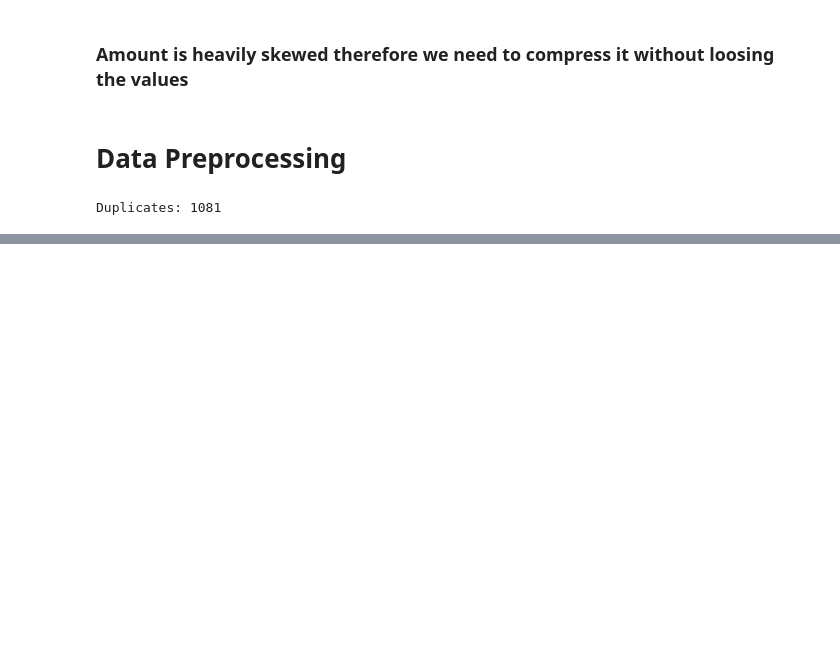
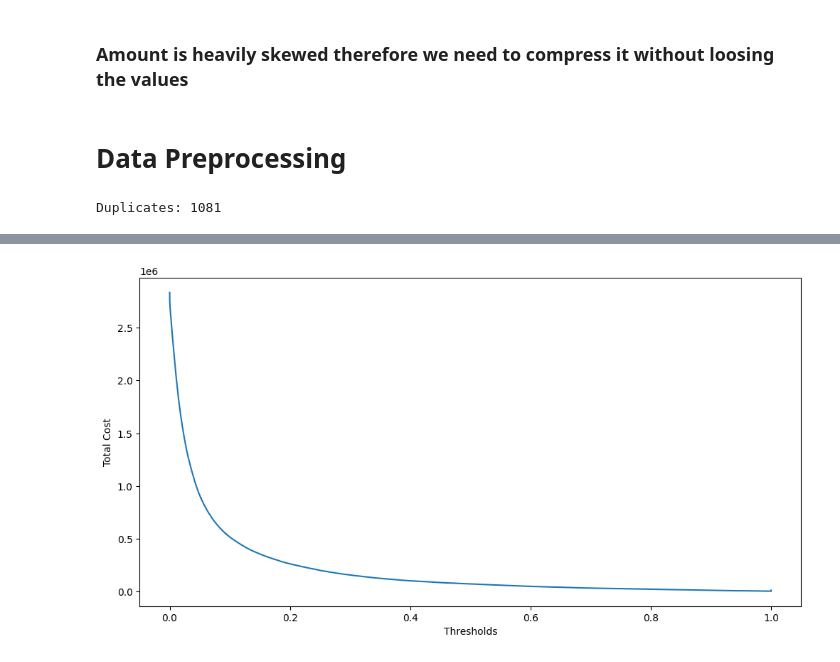
Before and after one commit to Janhvesh-Patil/RiskLens-AI, a Jupyter notebook: backend/TransactionFraudDetector.ipynb, the cells around one changed output, grey strips where cells are left out. Cells and saved outputs as stored; diff of their text form; code cells hidden in the pictures; blank space fills up the shorter version.

```diff
--- a/backend/TransactionFraudDetector.ipynb
+++ b/backend/TransactionFraudDetector.ipynb
@@ -249,0 +352,26 @@ Duplicates: 1081
+# %%
+# For every possible confidence cutoff, work out how much it would cost the
+# merchant in real money — missed fraud (real ₹ lost) + false alarms (₹50 each
+# for review/customer-friction cost). Whichever cutoff gives the lowest total
+# is our best real-world choice, not just whichever looks best on a graph.
+
+total_cost = []
+
+for threshold in thresholds:
+  y_pred = (lr_probability_predictions[:, 1] >= threshold)
+  fn_mask = (y_test == 1) & (y_pred == 0)
+  fp_mask = (y_test == 0) & (y_pred == 1)
+  fn_cost = X_test.loc[fn_mask, 'Amount'].sum()
+  fp_cost = 50 * fp_mask.sum()
+  total = fn_cost + fp_cost
+  total_cost.append(total)
+# %%
+# plotting thresholds vs total_cost
+
+plt.figure(figsize = (12, 6))
+plt.plot(thresholds, total_cost)
+plt.xlabel('Thresholds')
+plt.ylabel("Total Cost")
+plt.show()
+# %% [output]
+[figure, added]
```
Also changed, not shown: parts of 30 cells of this notebook.
